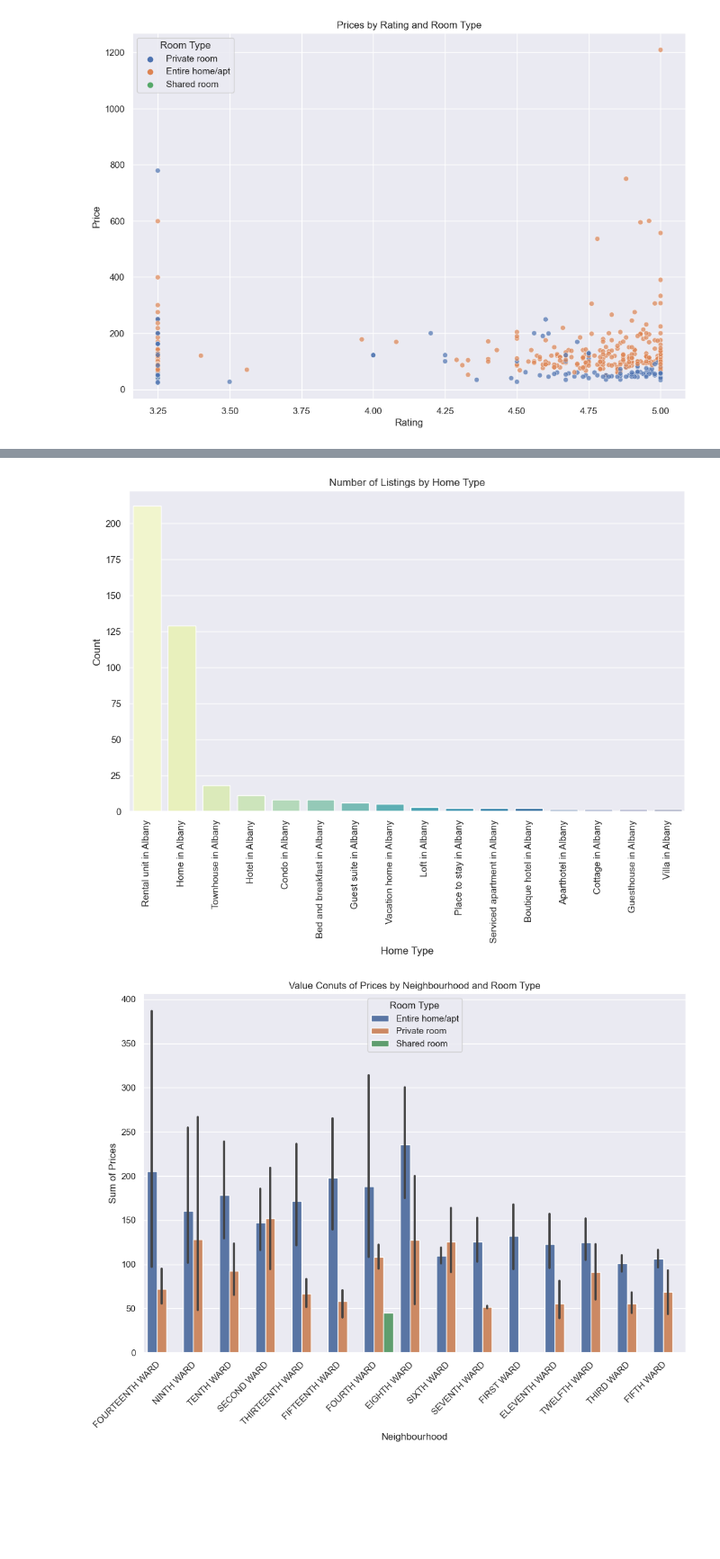
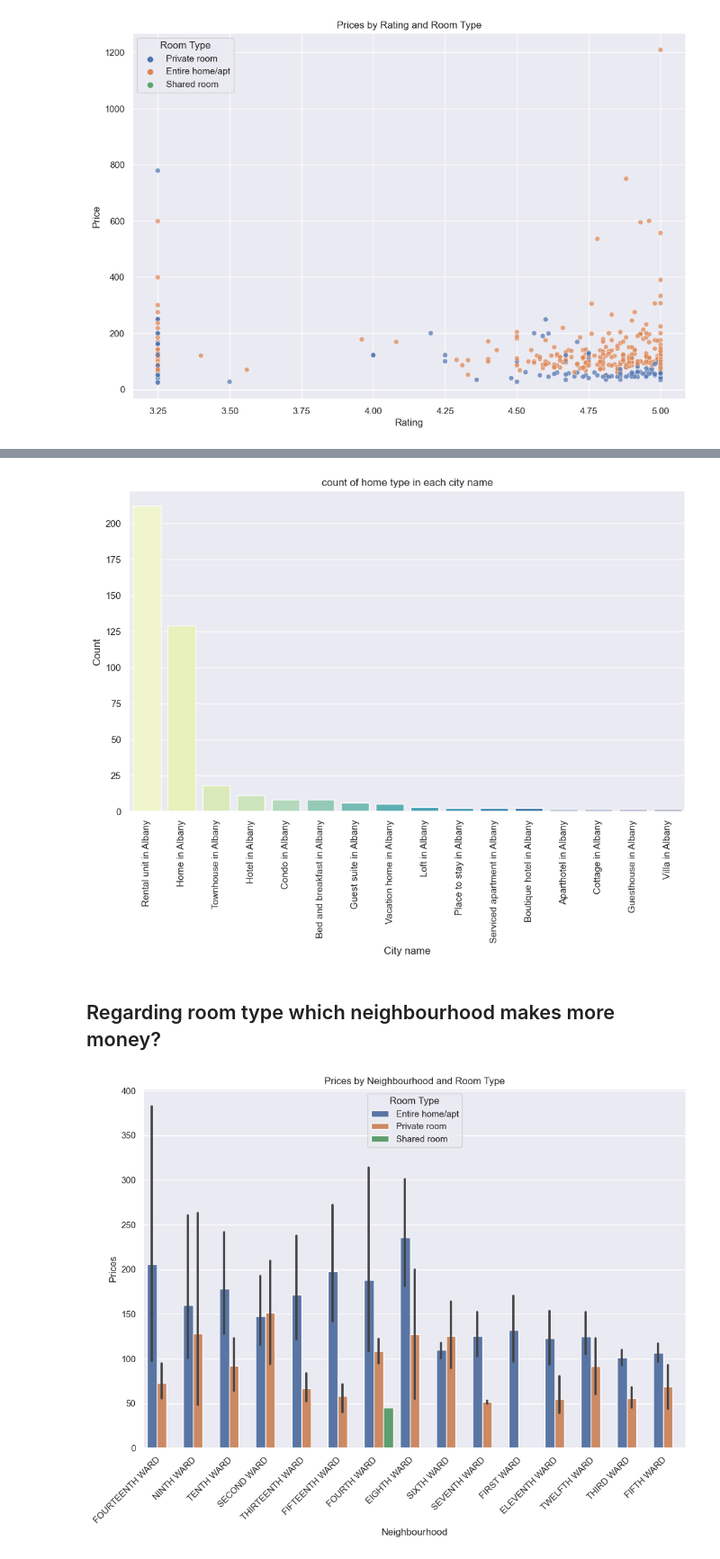
Before and after one commit to elhassan-othman/Airbnb-EDA-Project, a Jupyter notebook: Airbnb_Listing_EDA.ipynb, the cells around one changed output, grey strips where cells are left out. Shown at 90% size. Drawn from its saved outputs; the diff is of its cells as text; code cells hidden in the pictures; blank space fills up the shorter version.

```diff
--- a/Airbnb_Listing_EDA.ipynb
+++ b/Airbnb_Listing_EDA.ipynb
@@ -80,10 +80,8 @@ df['name'] = df['name'].str.split('·')
 df['home_type'] = df['name'].apply(lambda x: x[0].strip() if len(x) > 0 else None)
 df['rating'] = df['name'].apply(lambda x: x[1].split('★')[1].strip() if len(x) > 1 and '★' in x[1] else None)
 df['bedroom_info'] = df['name'].apply(lambda x: x[2].strip() if len(x) > 2 else None)
-df['bed_info'] = df['name'].apply(lambda x: x[3].strip() if len(x) > 3 else '')
+df['bed_info'] = df['name'].apply(lambda x: x[3].strip() if len(x) > 3 else None)
 df['bath_type'] = df['name'].apply(lambda x: x[4].strip() if len(x) > 4 else None)
-# %%
-df.drop(columns='name',axis=1,inplace=True)
 # %%
 # Set 'id' and 'host_id' as the DataFrame's index, modifying the DataFrame in-place
 df.set_index(['id','host_id'],inplace=True)
@@ -569,25 +569,27 @@ count_by_home_type = df['home_type'].value_counts()
 sns.barplot(x=count_by_home_type.index, y=count_by_home_type.values, palette='YlGnBu', ax=ax)
 plt.tight_layout()
 plt.xticks(rotation=90)
-plt.title('Number of Listings by Home Type')
-plt.xlabel('Home Type')
+plt.title('count of home type in each city name')
+plt.xlabel('City name')
 plt.ylabel('Count')
 plt.show()
 # %% [output]
-[figure, old version]
+[figure, new version]
+# %% [markdown]
+## Regarding room type which neighbourhood  makes more money?
 # %%
 grouped_data = df.groupby(['neighbourhood', 'room_type'])['price'].value_counts().reset_index()
 
 grouped_data = grouped_data.sort_values(by='price', ascending=False)
 
 plt.figure(figsize=(12, 8))
 sns.barplot(x='neighbourhood', y='price', hue='room_type', data=grouped_data)
-plt.title('Value Conuts of Prices by Neighbourhood and Room Type')
+plt.title('Prices by Neighbourhood and Room Type')
 plt.xlabel('Neighbourhood')
-plt.ylabel('Sum of Prices')
+plt.ylabel('Prices')
 plt.xticks(rotation=45, ha='right')
 plt.legend(title='Room Type')
 
 plt.show()
 # %% [output]
-[figure, old version]
+[figure, new version]
```
Also changed, not shown: parts of 25 cells of this notebook.
